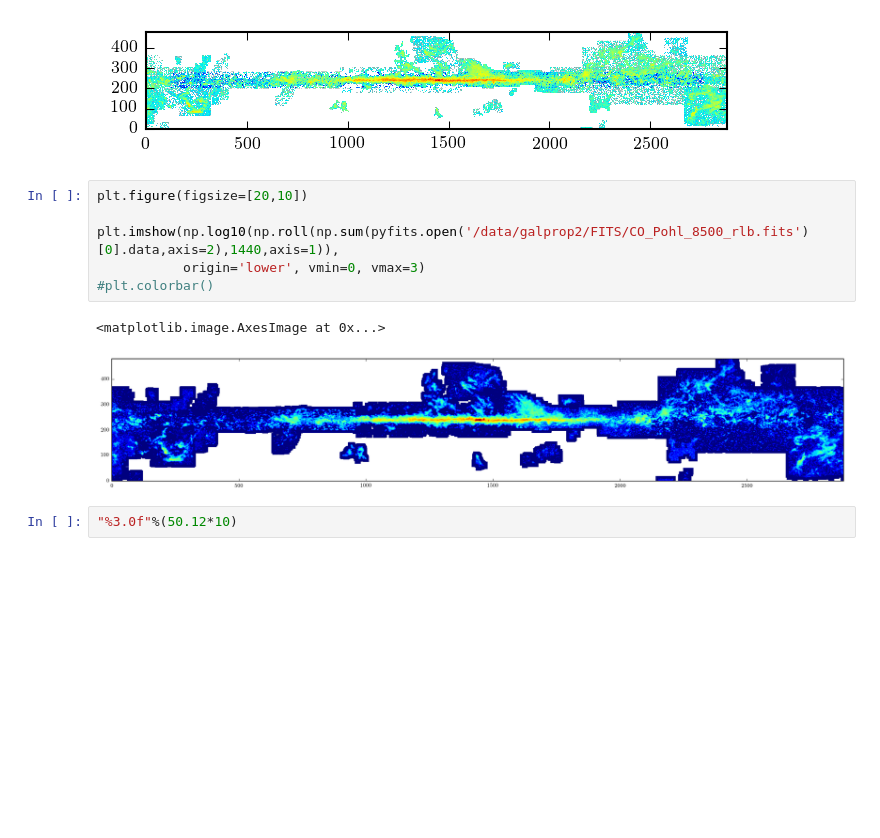
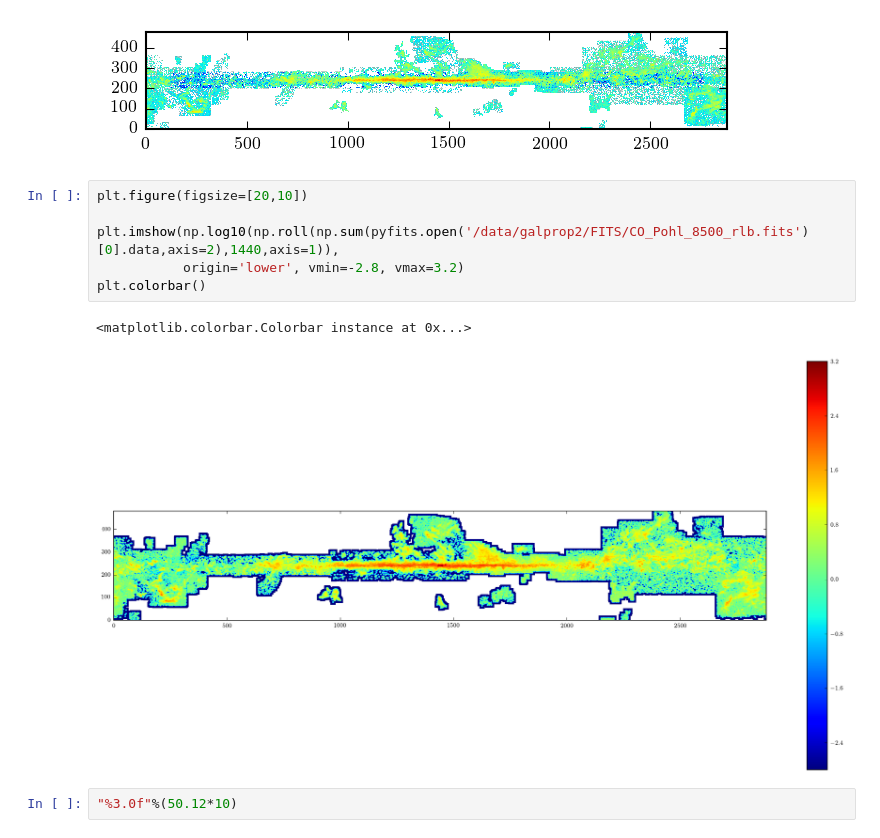
Before and after one commit to erccarls/GammaLike_dev, a Jupyter notebook: Pohl H2.ipynb, the cells around one changed output. Drawn from its saved outputs; the diff is of its cells as text; blank space fills up the shorter version.

```diff
--- a/Pohl H2.ipynb
+++ b/Pohl H2.ipynb
@@ -361,12 +361,12 @@ hdulist.writeto('/data/galprop2/FITS/CO_Pohl_8500_rlb.fits', clobber=True)
 # %%
 plt.figure(figsize=[20,10])
 
 plt.imshow(np.log10(np.roll(np.sum(pyfits.open('/data/galprop2/FITS/CO_Pohl_8500_rlb.fits')[0].data,axis=2),1440,axis=1)),
-           origin='lower', vmin=0, vmax=3)
-#plt.colorbar()
+           origin='lower', vmin=-2.8, vmax=3.2)
+plt.colorbar()
 # %% [output]
-<matplotlib.image.AxesImage at 0x...>
+<matplotlib.colorbar.Colorbar instance at 0x...>
-[figure, old version]
+[figure, new version]
 # %%
 "%3.0f"%(50.12*10)
 # %% [output]
```
Also changed, not shown: 8 other files.
